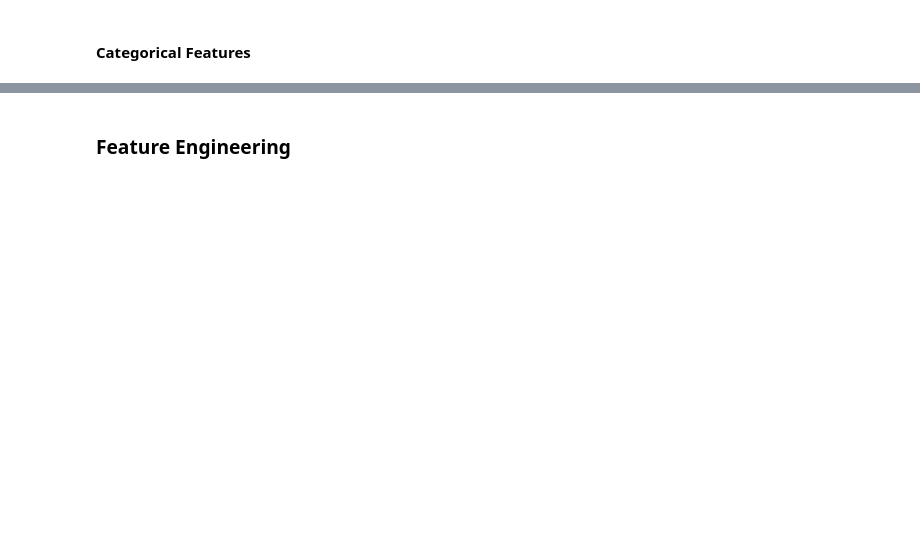
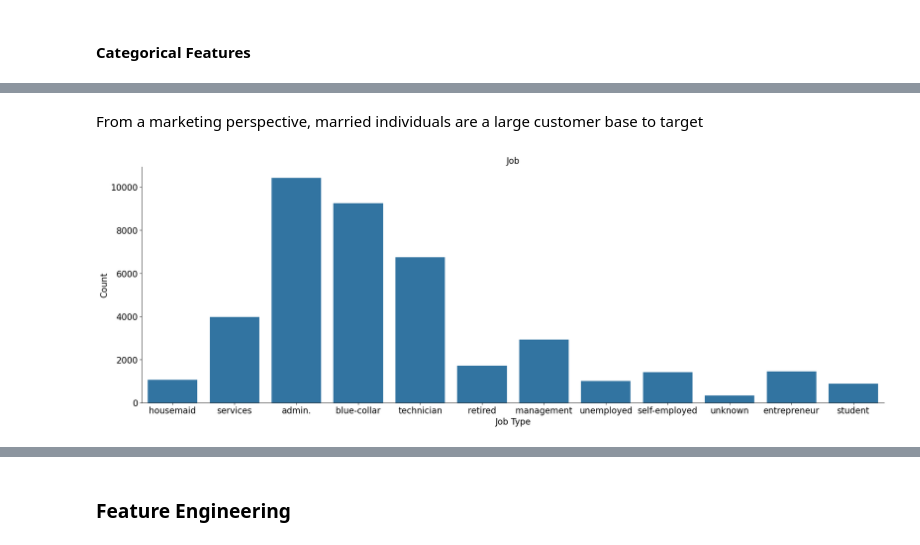
Before and after one commit to jn607/Client-Bank-Term-Deposit-ML-, a Jupyter notebook: notebook.ipynb, the cells around one changed output, grey strips where cells are left out. Drawn from its saved outputs; the diff is of its cells as text; code cells hidden in the pictures; blank space fills up the shorter version.

```diff
--- a/notebook.ipynb
+++ b/notebook.ipynb
@@ -274,0 +288,15 @@ plt.show()
+# %% [markdown]
+From a marketing perspective, married individuals are a large customer base to target
+# %%
+plt.close()
+fig, ax = plt.subplots()
+fig.set_size_inches(25, 8)
+sns.countplot(x = 'job', data = df[cols_cat])
+ax.set_xlabel('Job Type', fontsize=16)
+ax.set_ylabel('Count', fontsize=16)
+ax.set_title('Job', fontsize=16)
+ax.tick_params(labelsize=16)
+sns.despine()
+plt.show()
+# %% [output]
+[figure, added]
```
Also changed, not shown: parts of 6 cells of this notebook.
